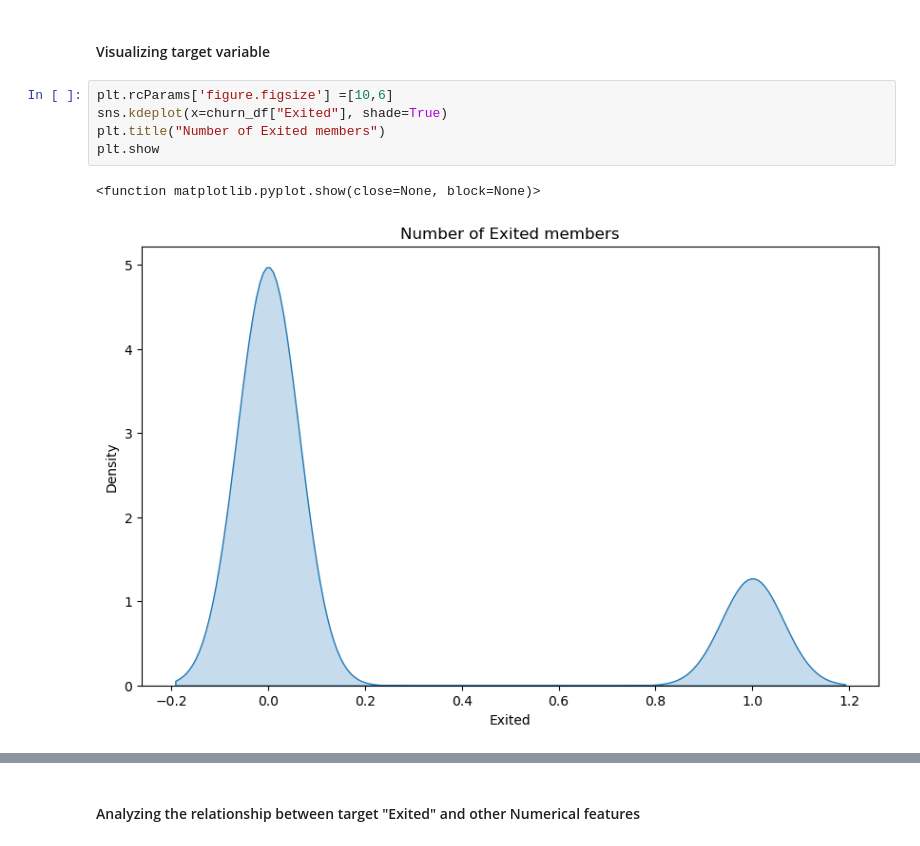
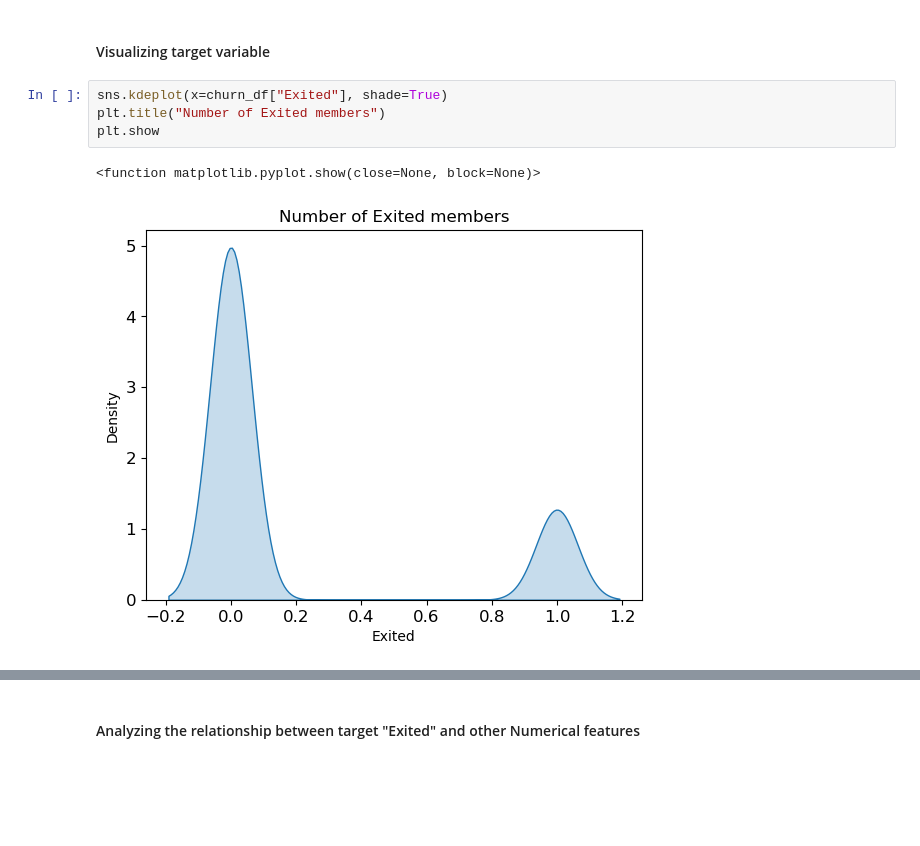
Before and after one commit to Tafadzwa03kusie/Banking_churn, a Jupyter notebook: Assignment 3.ipynb, the cells around one changed output, grey strips where cells are left out. Saved outputs shown, nothing was run; the diff lists cells and outputs as text; blank space fills up the shorter version.

```diff
--- a/Assignment 3.ipynb
+++ b/Assignment 3.ipynb
@@ -161,13 +162,12 @@ C:\Program Files\Google\Chrome\Application\chrome.exe
 # %% [markdown]
 #### Visualizing target variable
 # %%
-plt.rcParams['figure.figsize'] =[10,6]
 sns.kdeplot(x=churn_df["Exited"], shade=True)
 plt.title("Number of Exited members")
 plt.show
 # %% [output]
 <function matplotlib.pyplot.show(close=None, block=None)>
-[figure, old version]
+[figure, new version]
 # %%
 #Create a list that contains the number of exited customer
 ExitedList = [churn_df.Exited[churn_df['Exited']==1].count(), churn_df.Exited[churn_df['Exited']==0].count()]
```
Also changed, not shown: parts of 21 cells of this notebook.
